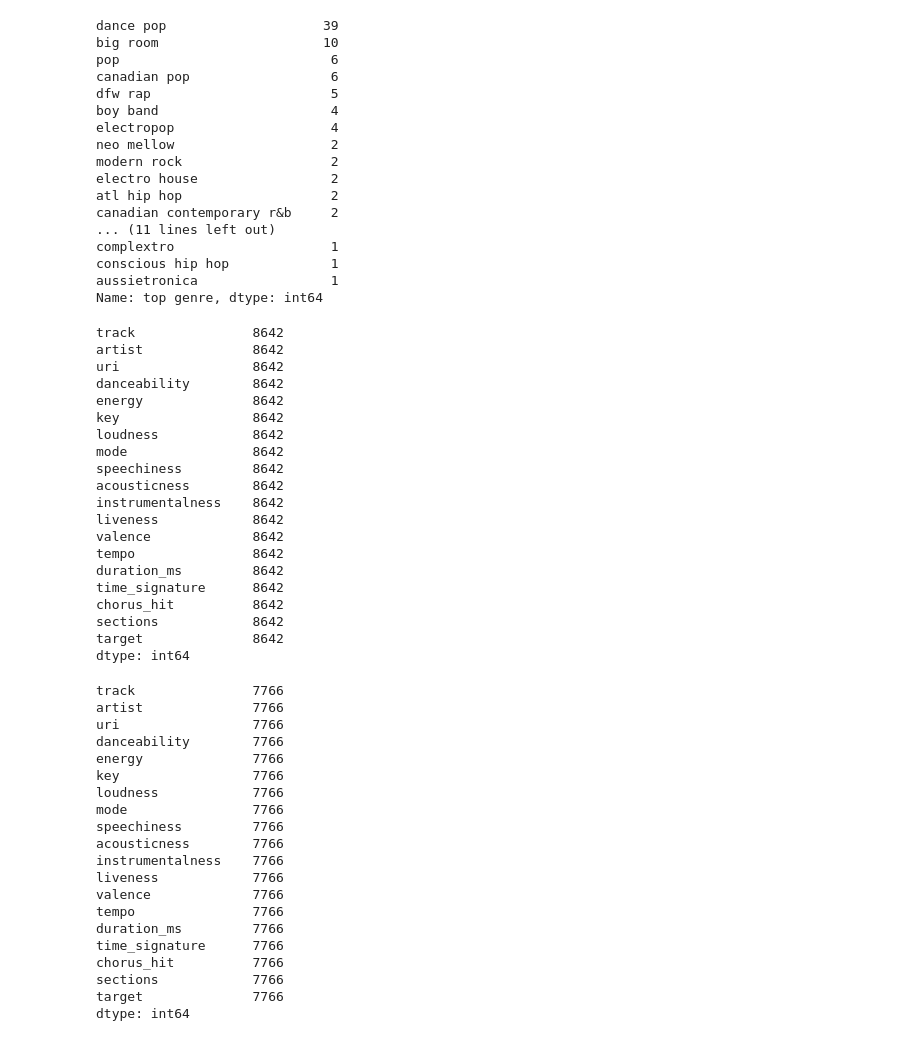
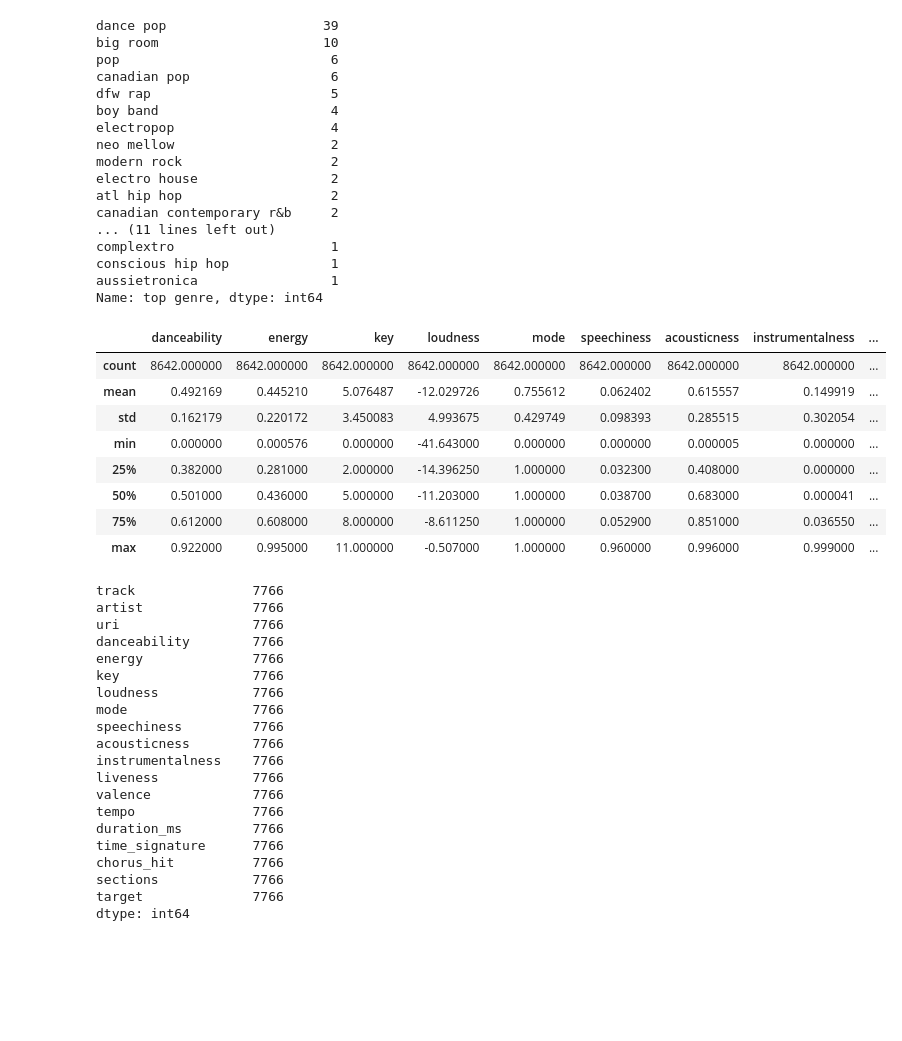
Before and after one commit to zsvorenova/Group_Three, a Jupyter notebook: carol.ipynb, the cells around one changed output. Drawn from its saved outputs; the diff is of its cells as text; code cells hidden in the pictures; blank space fills up the shorter version.

```diff
--- a/carol.ipynb
+++ b/carol.ipynb
@@ -815,28 +815,17 @@ ninty2_df = pd.read_csv(file_pathd)
 two_thousand2_df = pd.read_csv(file_pathe)
 tens2_df = pd.read_csv(file_pathf)
 # %%
-sixty2_df.count()
+sixty2_df.describe()
 # %% [output]
-track               8642
-artist              8642
-uri                 8642
-danceability        8642
-energy              8642
-key                 8642
-loudness            8642
-mode                8642
-speechiness         8642
-acousticness        8642
-instrumentalness    8642
-liveness            8642
-valence             8642
-tempo               8642
-duration_ms         8642
-time_signature      8642
-chorus_hit          8642
-sections            8642
-target              8642
-dtype: int64
+|  | danceability | energy | key | loudness | mode | speechiness | acousticness | instrumentalness | ... |
+| count | 8642.000000 | 8642.000000 | 8642.000000 | 8642.000000 | 8642.000000 | 8642.000000 | 8642.000000 | 8642.000000 | ... |
+| mean | 0.492169 | 0.445210 | 5.076487 | -12.029726 | 0.755612 | 0.062402 | 0.615557 | 0.149919 | ... |
+| std | 0.162179 | 0.220172 | 3.450083 | 4.993675 | 0.429749 | 0.098393 | 0.285515 | 0.302054 | ... |
+| min | 0.000000 | 0.000576 | 0.000000 | -41.643000 | 0.000000 | 0.000000 | 0.000005 | 0.000000 | ... |
+| 25% | 0.382000 | 0.281000 | 2.000000 | -14.396250 | 1.000000 | 0.032300 | 0.408000 | 0.000000 | ... |
+| 50% | 0.501000 | 0.436000 | 5.000000 | -11.203000 | 1.000000 | 0.038700 | 0.683000 | 0.000041 | ... |
+| 75% | 0.612000 | 0.608000 | 8.000000 | -8.611250 | 1.000000 | 0.052900 | 0.851000 | 0.036550 | ... |
+| max | 0.922000 | 0.995000 | 11.000000 | -0.507000 | 1.000000 | 0.960000 | 0.996000 | 0.999000 | ... |
 # %%
 seventy2_df.count()
 # %% [output]
```
Also changed, not shown: parts of 4 cells of this notebook, 1 other file.
